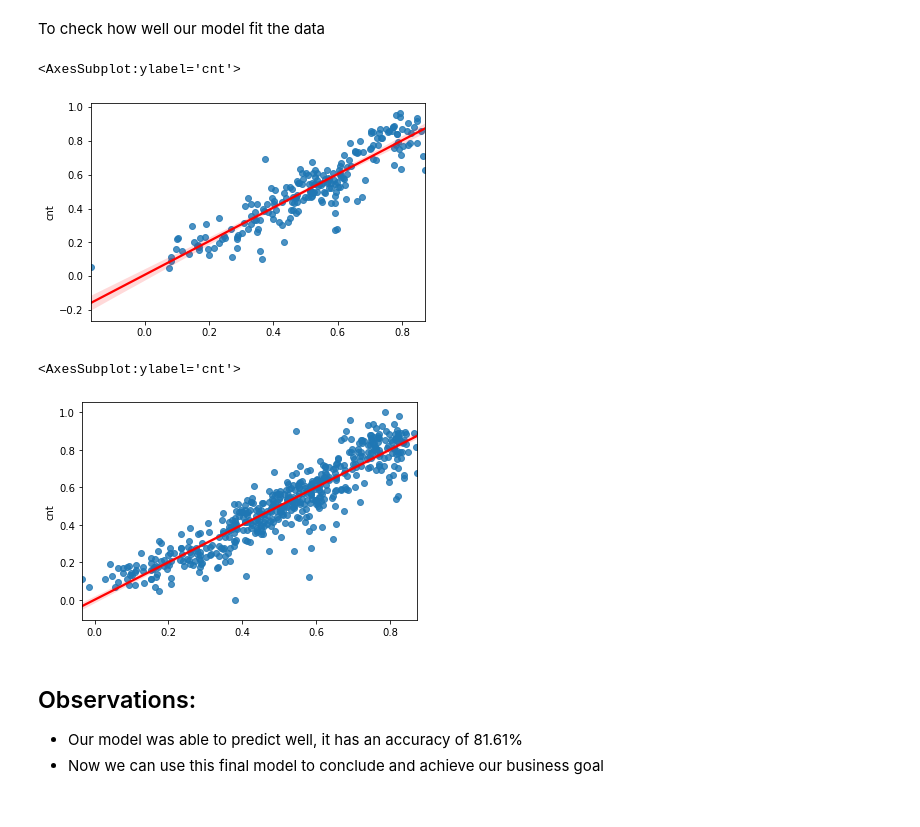
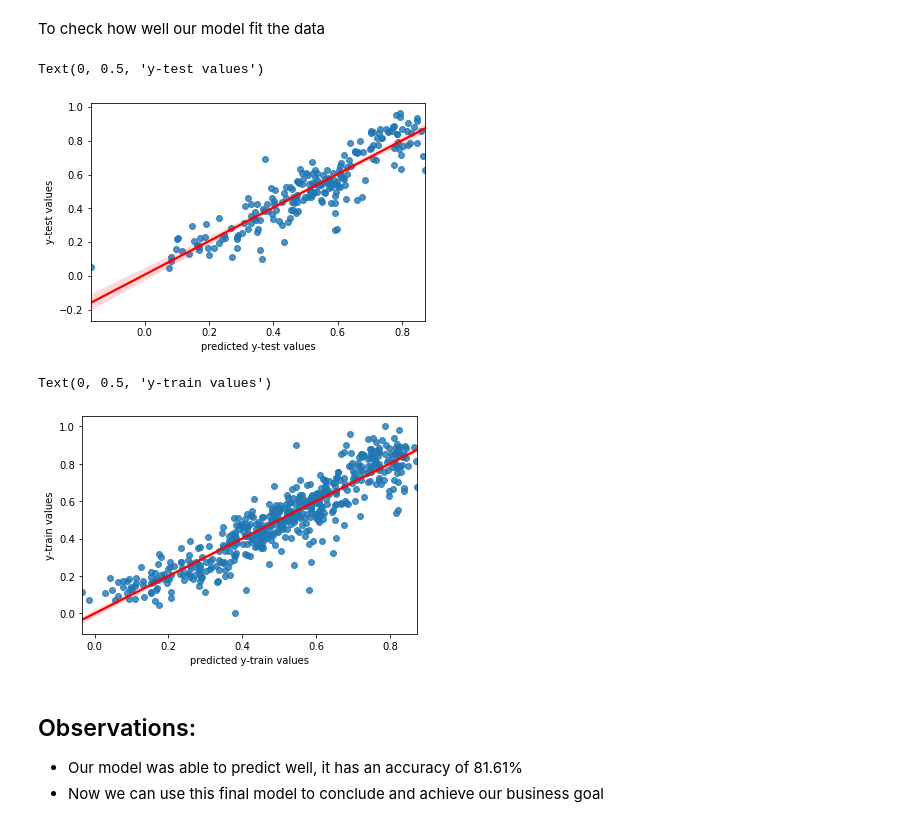
Before and after one commit to tusharsaxena250/Bike-Sharing, a Jupyter notebook: Bike Sharing.ipynb, the cells around one changed output. Saved outputs shown, nothing was run; the diff lists cells and outputs as text; code cells hidden in the pictures.

```diff
--- a/Bike Sharing.ipynb
+++ b/Bike Sharing.ipynb
@@ -1041,15 +1042,19 @@ To check how well our model fit the data
 # %%
 #on test data
 sns.regplot(y=y_test, x=y_test_pred, line_kws={"color": 'red'})
+plt.xlabel('predicted y-test values')
+plt.ylabel('y-test values')
 # %% [output]
-<AxesSubplot:ylabel='cnt'>
+Text(0, 0.5, 'y-test values')
-[figure, old version]
+[figure, new version]
 # %%
 #on train data
 sns.regplot(y=y_train, x=y_train_pred, line_kws={"color": 'red'})
+plt.xlabel('predicted y-train values')
+plt.ylabel('y-train values')
 # %% [output]
-<AxesSubplot:ylabel='cnt'>
+Text(0, 0.5, 'y-train values')
-[figure, old version]
+[figure, new version]
 # %% [markdown]
 ## Observations:
    - Our model was able to predict well, it has an accuracy of 81.61%
```
Also changed, not shown: parts of 6 cells of this notebook.
